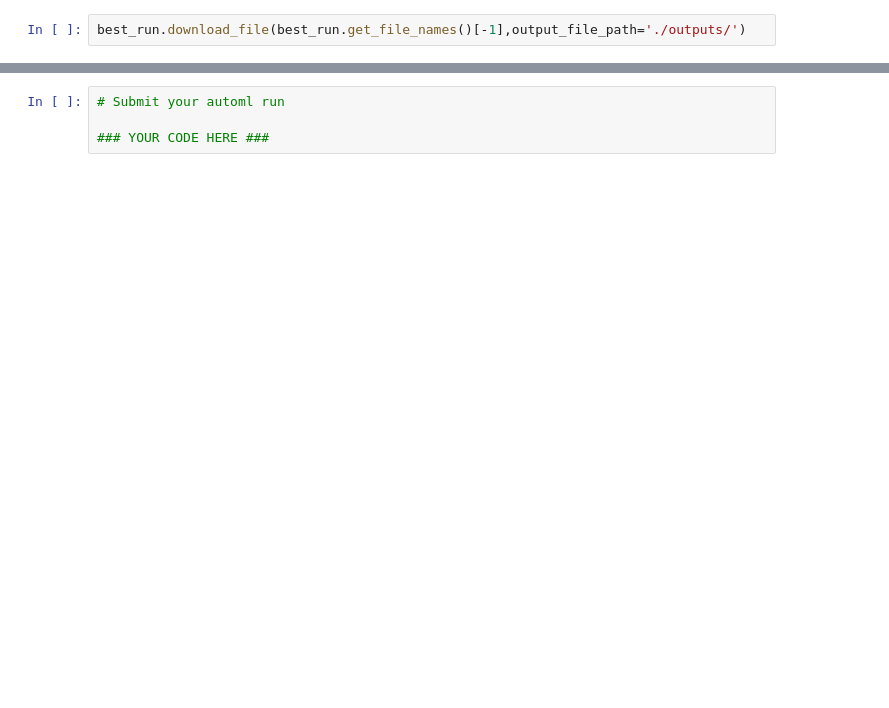
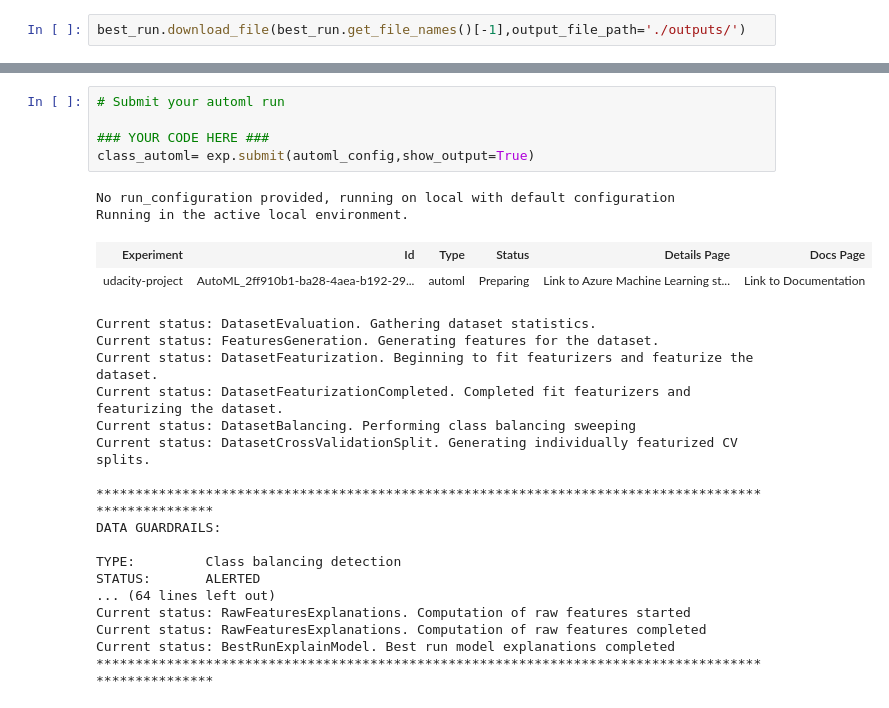
Before and after one commit to fcgomezr/Udacity-Azure-ML, a Jupyter notebook: udacity-project.ipynb, the cells around one changed output, grey strips where cells are left out. Cells and saved outputs as stored; diff of their text form; blank space fills up the shorter version.

```diff
--- a/udacity-project.ipynb
+++ b/udacity-project.ipynb
@@ -187,7 +215,30 @@ automl_config = AutoMLConfig(
 # %%
 # Submit your automl run
 
 ### YOUR CODE HERE ###
+class_automl= exp.submit(automl_config,show_output=True)
+# %% [output]
+No run_configuration provided, running on local with default configuration
+Running in the active local environment.
+| Experiment | Id | Type | Status | Details Page | Docs Page |
+| udacity-project | AutoML_2ff910b1-ba28-4aea-b192-29... | automl | Preparing | Link to Azure Machine Learning st... | Link to Documentation |
+Current status: DatasetEvaluation. Gathering dataset statistics.
+Current status: FeaturesGeneration. Generating features for the dataset.
+Current status: DatasetFeaturization. Beginning to fit featurizers and featurize the dataset.
+Current status: DatasetFeaturizationCompleted. Completed fit featurizers and featurizing the dataset.
+Current status: DatasetBalancing. Performing class balancing sweeping
+Current status: DatasetCrossValidationSplit. Generating individually featurized CV splits.
+
+****************************************************************************************************
+DATA GUARDRAILS:
+
+TYPE:         Class balancing detection
+STATUS:       ALERTED
+... (64 lines left out)
+Current status: RawFeaturesExplanations. Computation of raw features started
+Current status: RawFeaturesExplanations. Computation of raw features completed
+Current status: BestRunExplainModel. Best run model explanations completed
+****************************************************************************************************
 # %%
 # Retrieve and save your best automl model.
 
```
Also changed, not shown: parts of 11 cells of this notebook.
